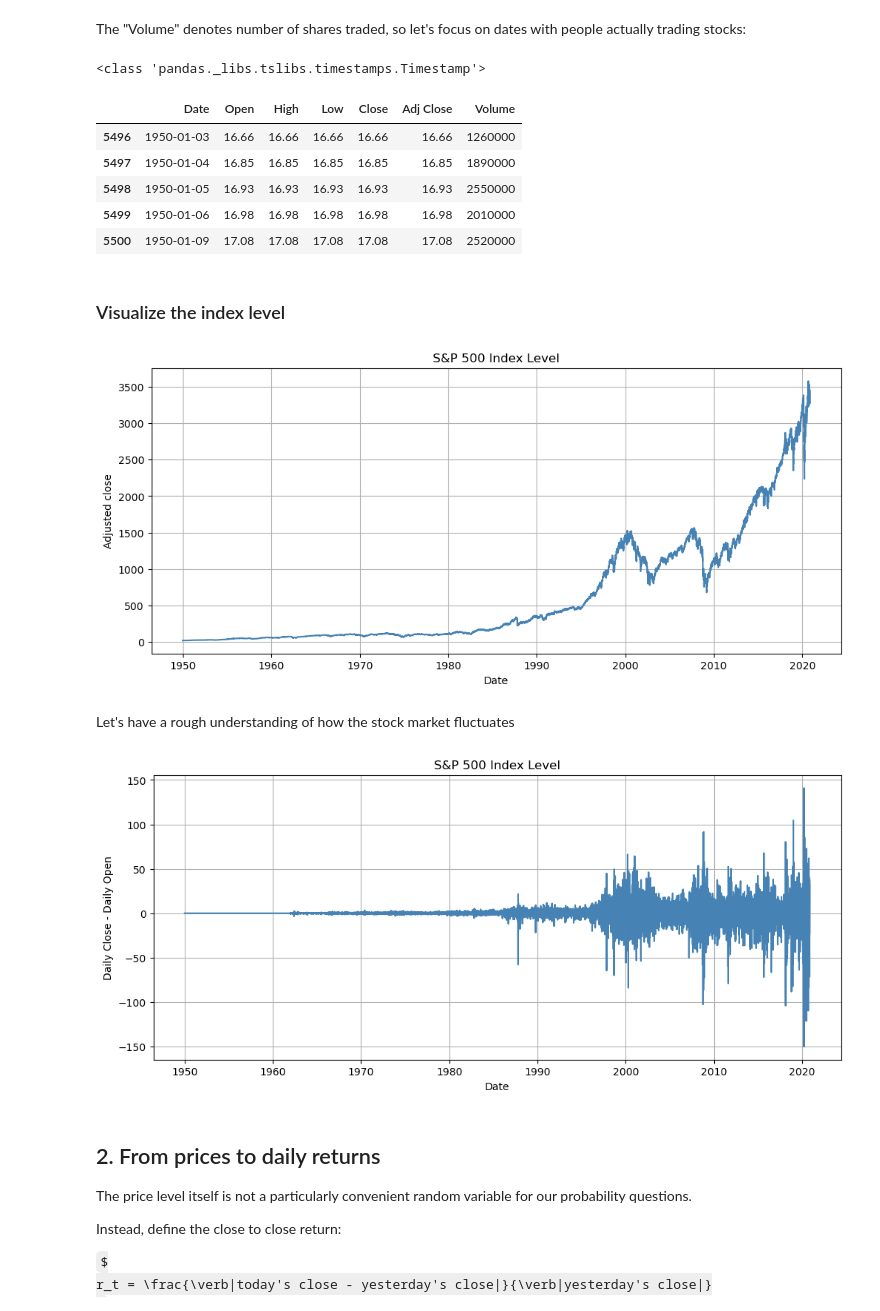
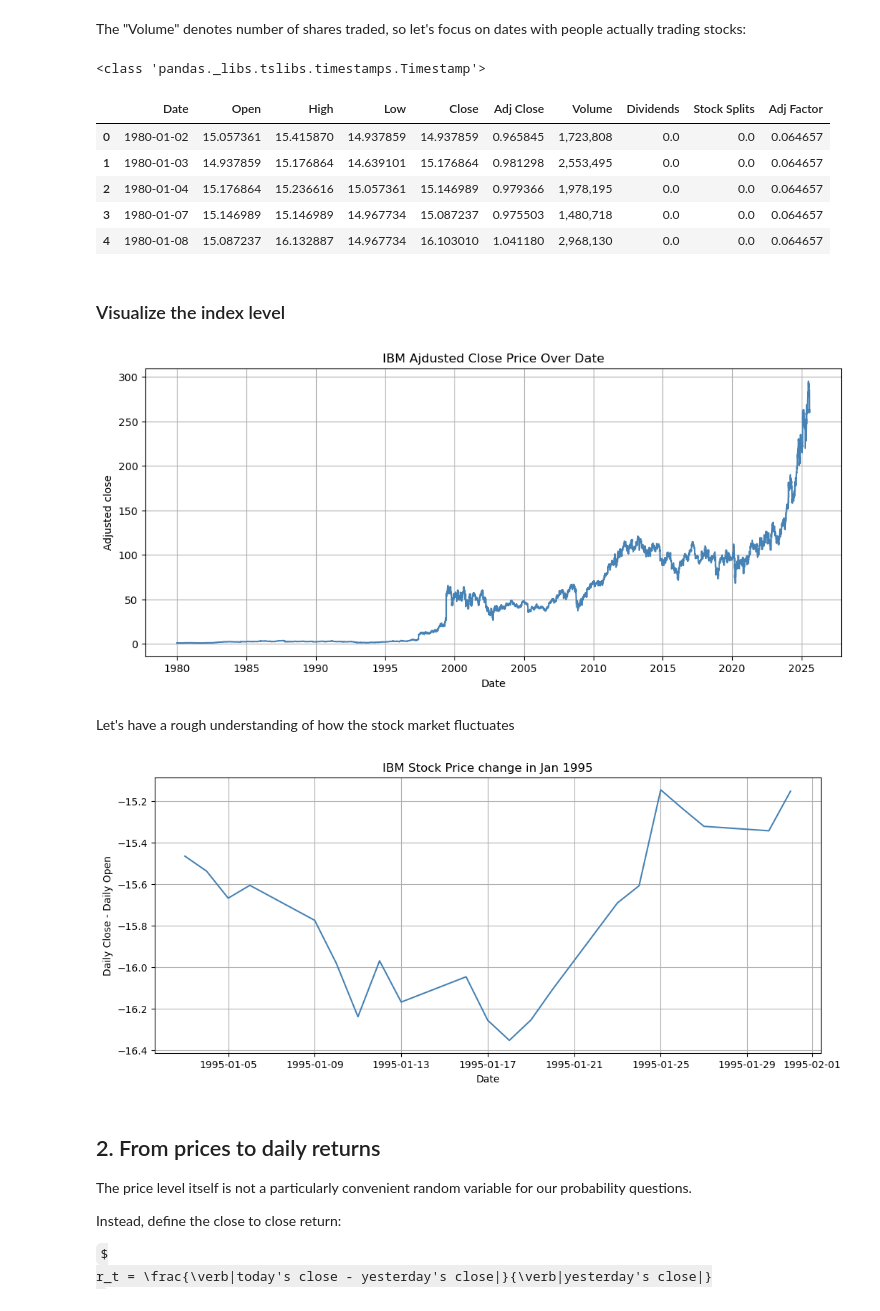
Before and after one commit to JustinTrenchcoat/ASDA_I_Materials, a Jupyter notebook: Probability_Financial_Data_Poisson_Markov_Chebyshev.ipynb, the cells around one changed output. Drawn from its saved outputs; the diff is of its cells as text; code cells hidden in the pictures; some formulas as TeX source.

```diff
--- a/Probability_Financial_Data_Poisson_Markov_Chebyshev.ipynb
+++ b/Probability_Financial_Data_Poisson_Markov_Chebyshev.ipynb
@@ -33,6 +33,6 @@ The historical-data interface provides daily Open, High, Low, Close, Adjusted Cl
 
 We will use the **adjusted close** when available, because returns should account for distributions as well as changes in the index level.
 # %%
-df = pd.read_csv('SPX.csv')
+df = pd.read_csv('IBM.csv')
 df.head()
 # %% [output]
@@ -45,45 +45,45 @@ df.head()
 # %% [markdown]
 The "Volume" denotes number of shares traded, so let's focus on dates with people actually trading stocks:
 # %%
-data = df[df["Volume"]!=0]
-
-data = data.copy()
-
+data = df.copy()
 data["Date"] = pd.to_datetime(data["Date"])
 data = data.sort_values("Date")
 print(type(data["Date"][5496]))
 data.head()
 # %% [output]
 <class 'pandas._libs.tslibs.timestamps.Timestamp'>
-|  | Date | Open | High | Low | Close | Adj Close | Volume |
-| 5496 | 1950-01-03 | 16.66 | 16.66 | 16.66 | 16.66 | 16.66 | 1260000 |
-| 5497 | 1950-01-04 | 16.85 | 16.85 | 16.85 | 16.85 | 16.85 | 1890000 |
-| 5498 | 1950-01-05 | 16.93 | 16.93 | 16.93 | 16.93 | 16.93 | 2550000 |
-| 5499 | 1950-01-06 | 16.98 | 16.98 | 16.98 | 16.98 | 16.98 | 2010000 |
-| 5500 | 1950-01-09 | 17.08 | 17.08 | 17.08 | 17.08 | 17.08 | 2520000 |
+|  | Date | Open | High | Low | Close | Adj Close | Volume | Dividends | Stock Splits | Adj Factor |
+| 0 | 1980-01-02 | 15.057361 | 15.415870 | 14.937859 | 14.937859 | 0.965845 | 1,723,808 | 0.0 | 0.0 | 0.064657 |
+| 1 | 1980-01-03 | 14.937859 | 15.176864 | 14.639101 | 15.176864 | 0.981298 | 2,553,495 | 0.0 | 0.0 | 0.064657 |
+| 2 | 1980-01-04 | 15.176864 | 15.236616 | 15.057361 | 15.146989 | 0.979366 | 1,978,195 | 0.0 | 0.0 | 0.064657 |
+| 3 | 1980-01-07 | 15.146989 | 15.146989 | 14.967734 | 15.087237 | 0.975503 | 1,480,718 | 0.0 | 0.0 | 0.064657 |
+| 4 | 1980-01-08 | 15.087237 | 16.132887 | 14.967734 | 16.103010 | 1.041180 | 2,968,130 | 0.0 | 0.0 | 0.064657 |
 # %% [markdown]
 ### Visualize the index level
 # %%
 fig, ax = plt.subplots(figsize=(12, 5))
 ax.plot(data["Date"], data["Adj Close"], c="steelblue")
-ax.set_title("S&P 500 Index Level")
+ax.set_title("IBM Ajdusted Close Price Over Date")
 ax.set_xlabel("Date")
 ax.set_ylabel("Adjusted close")
 plt.show()
 # %% [output]
-[figure, old version]
+[figure, new version]
 # %% [markdown]
 Let's have a rough understanding of how the stock market fluctuates
 # %%
-
+data_1995 = data[
+    (data["Date"] >= "1995-01-01") &
+    (data["Date"] < "1995-02-01")
+]
 fig, ax = plt.subplots(figsize=(12, 5))
-ax.plot(data["Date"], data["Adj Close"]-data["Open"], c="steelblue")
-ax.set_title("S&P 500 Index Level")
+ax.plot(data_1995['Date'], data_1995["Adj Close"]-data_1995["Open"], c="steelblue")
+ax.set_title("IBM Stock Price change in Jan 1995")
 ax.set_xlabel("Date")
 ax.set_ylabel("Daily Close - Daily Open")
 plt.show()
 # %% [output]
-[figure, old version]
+[figure, new version]
 # %% [markdown]
 
 ## 2. From prices to daily returns
```
Also changed, not shown: parts of 30 cells of this notebook, 1 other file.
